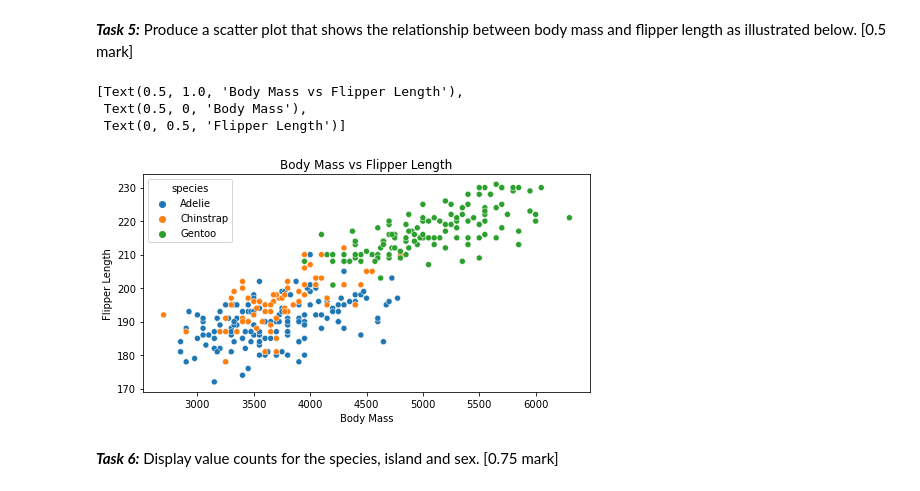
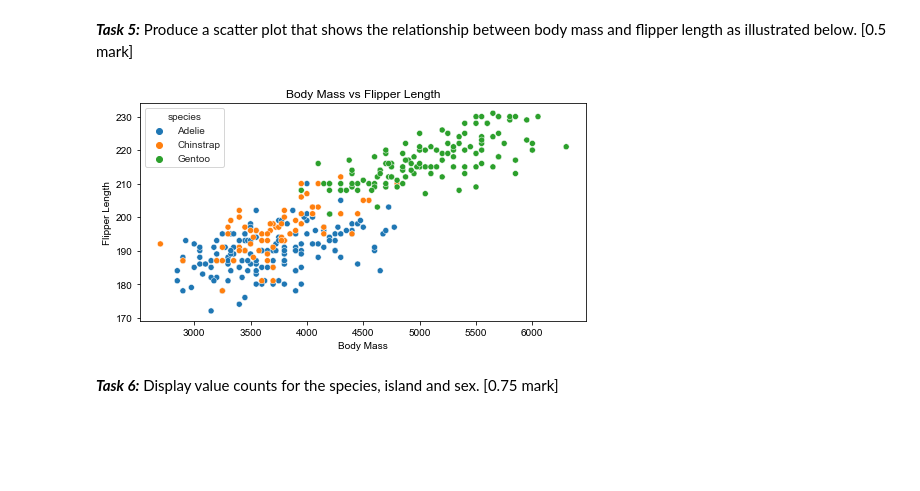
Before and after one commit to mona-piya/Penguin-Species-Classification, a Jupyter notebook: penguin-spec.ipynb, the cells around one changed output. Saved outputs shown, nothing was run; the diff lists cells and outputs as text; code cells hidden in the pictures; blank space fills up the shorter version.

```diff
--- a/penguin-spec.ipynb
+++ b/penguin-spec.ipynb
@@ -123,13 +132,12 @@ sns.heatmap(corr, cmap="mako", annot=True)
 ***Task 5:*** Produce a scatter plot that shows the relationship between body mass and flipper length as illustrated below. [0.5 mark]
 # %%
 axes = plt.subplots(figsize = (8, 4))
+sns.set_style(style='white')
 g1 = sns.scatterplot(x='body_mass_g', y = 'flipper_length_mm', hue='species', data = df)
 g1.set(title = 'Body Mass vs Flipper Length', xlabel='Body Mass', ylabel='Flipper Length')
+plt.savefig('DataBeforeStandardScaler.png')
 # %% [output]
-[Text(0.5, 1.0, 'Body Mass vs Flipper Length'),
- Text(0.5, 0, 'Body Mass'),
- Text(0, 0.5, 'Flipper Length')]
-[figure, old version]
+[figure, new version]
 # %% [markdown]
 ***Task 6:*** Display value counts for the species, island and sex. [0.75 mark]
 # %%
```
Also changed, not shown: parts of 22 cells of this notebook.
